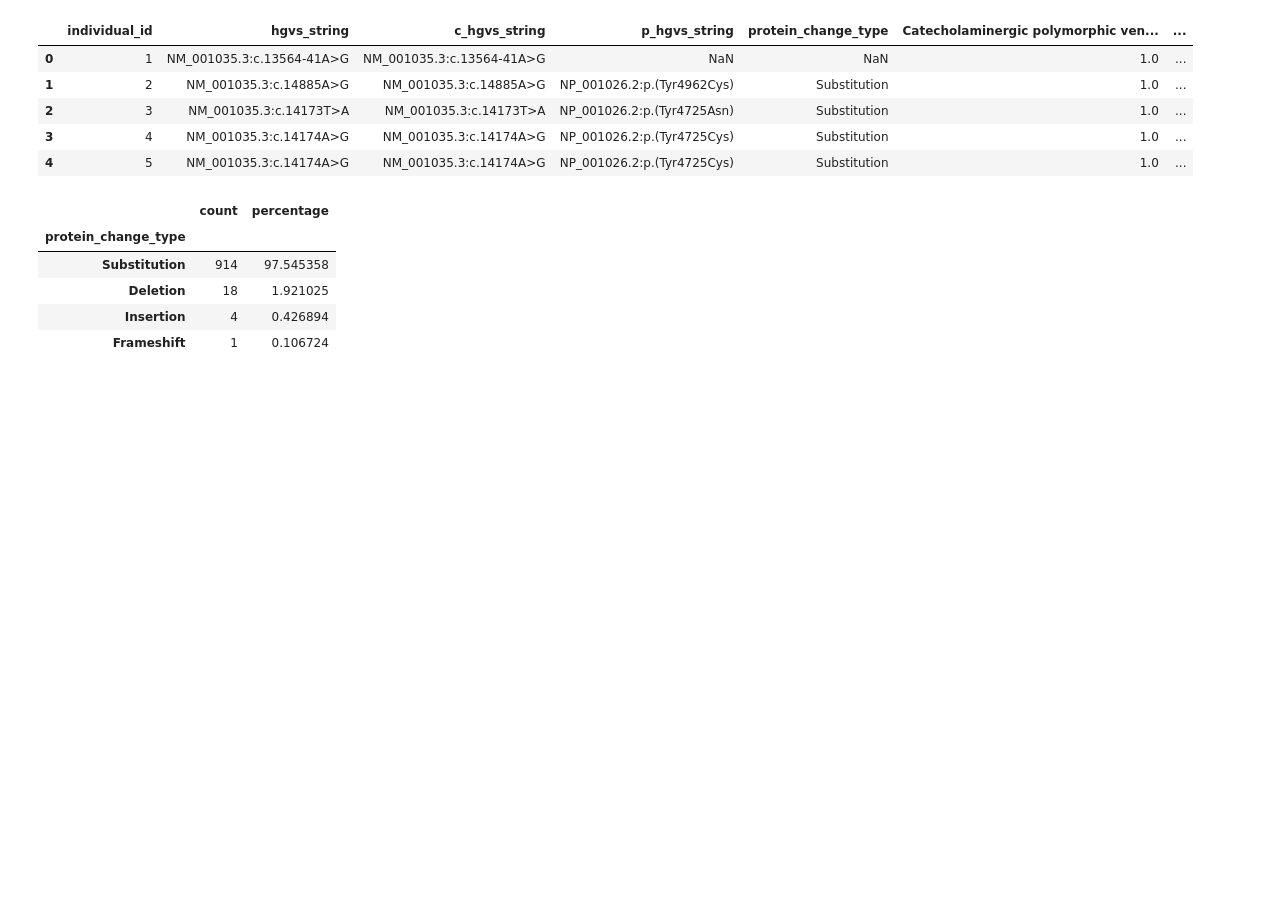
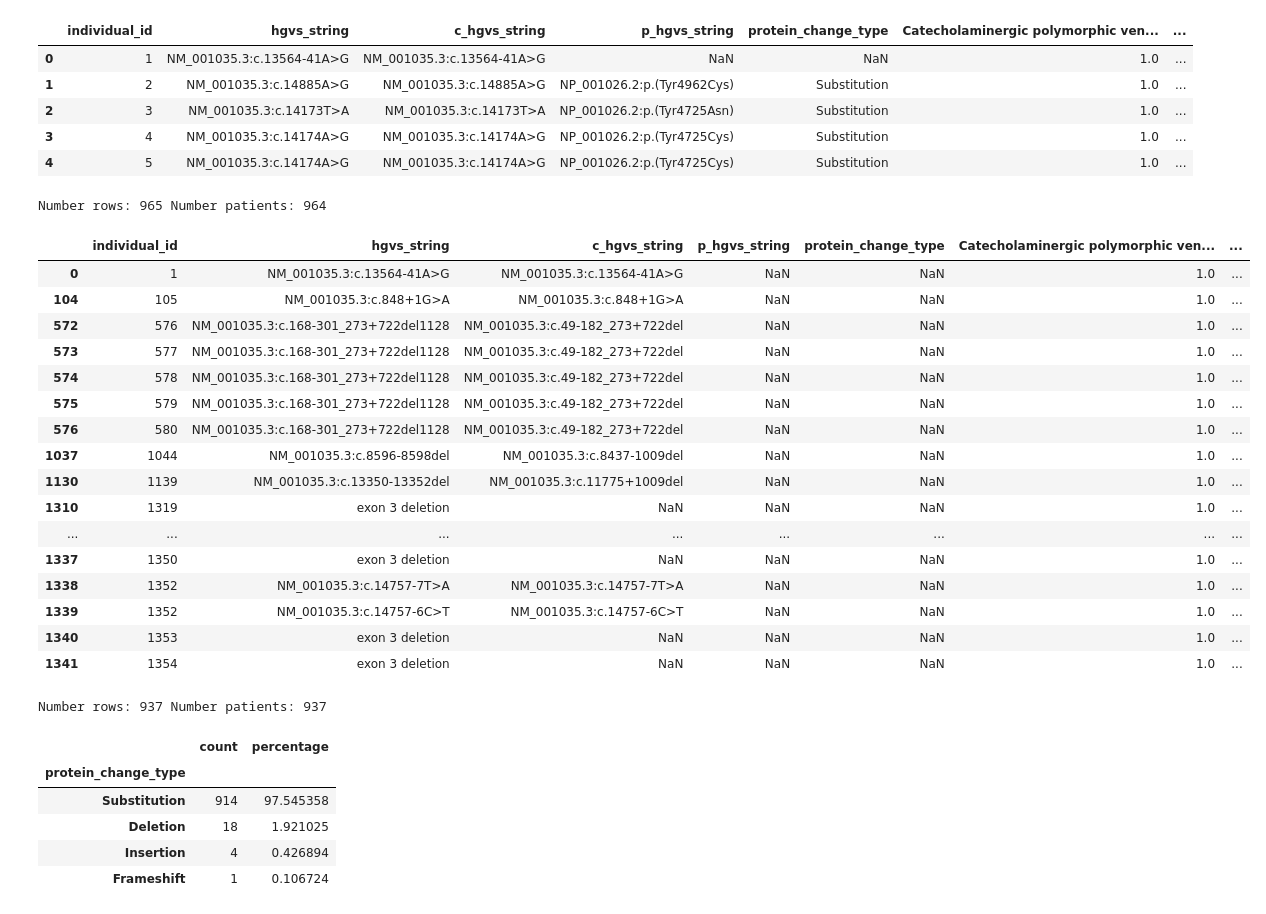
Before and after one commit to alexdaiii/cpvt_database_analysis, a Jupyter notebook: analysis/14_missense.ipynb, the cells around one changed output. Drawn from its saved outputs; the diff is of its cells as text; code cells hidden in the pictures; blank space fills up the shorter version.

```diff
--- a/analysis/14_missense.ipynb
+++ b/analysis/14_missense.ipynb
@@ -43,6 +43,47 @@ data.head()
 | 2 | 3 | NM_001035.3:c.14173T>A | NM_001035.3:c.14173T>A | NP_001026.2:p.(Tyr4725Asn) | Substitution | 1.0 | ... |
 | 3 | 4 | NM_001035.3:c.14174A>G | NM_001035.3:c.14174A>G | NP_001026.2:p.(Tyr4725Cys) | Substitution | 1.0 | ... |
 | 4 | 5 | NM_001035.3:c.14174A>G | NM_001035.3:c.14174A>G | NP_001026.2:p.(Tyr4725Cys) | Substitution | 1.0 | ... |
+# %%
+print(
+    f"Number rows: {data.shape[0]}",
+    f"Number patients: {data['individual_id'].nunique()}",
+)
+# %% [output]
+Number rows: 965 Number patients: 964
+# %%
+# patients without a protein change type
+data[
+    data["protein_change_type"].isna()
+]
+# %% [output]
+|  | individual_id | hgvs_string | c_hgvs_string | p_hgvs_string | protein_change_type | Catecholaminergic polymorphic ven... | ... |
+| 0 | 1 | NM_001035.3:c.13564-41A>G | NM_001035.3:c.13564-41A>G | NaN | NaN | 1.0 | ... |
+| 104 | 105 | NM_001035.3:c.848+1G>A | NM_001035.3:c.848+1G>A | NaN | NaN | 1.0 | ... |
+| 572 | 576 | NM_001035.3:c.168-301_273+722del1128 | NM_001035.3:c.49-182_273+722del | NaN | NaN | 1.0 | ... |
+| 573 | 577 | NM_001035.3:c.168-301_273+722del1128 | NM_001035.3:c.49-182_273+722del | NaN | NaN | 1.0 | ... |
+| 574 | 578 | NM_001035.3:c.168-301_273+722del1128 | NM_001035.3:c.49-182_273+722del | NaN | NaN | 1.0 | ... |
+| 575 | 579 | NM_001035.3:c.168-301_273+722del1128 | NM_001035.3:c.49-182_273+722del | NaN | NaN | 1.0 | ... |
+| 576 | 580 | NM_001035.3:c.168-301_273+722del1128 | NM_001035.3:c.49-182_273+722del | NaN | NaN | 1.0 | ... |
+| 1037 | 1044 | NM_001035.3:c.8596-8598del | NM_001035.3:c.8437-1009del | NaN | NaN | 1.0 | ... |
+| 1130 | 1139 | NM_001035.3:c.13350-13352del | NM_001035.3:c.11775+1009del | NaN | NaN | 1.0 | ... |
+| 1310 | 1319 | exon 3 deletion | NaN | NaN | NaN | 1.0 | ... |
+| ... | ... | ... | ... | ... | ... | ... | ... |
+| 1337 | 1350 | exon 3 deletion | NaN | NaN | NaN | 1.0 | ... |
+| 1338 | 1352 | NM_001035.3:c.14757-7T>A | NM_001035.3:c.14757-7T>A | NaN | NaN | 1.0 | ... |
+| 1339 | 1352 | NM_001035.3:c.14757-6C>T | NM_001035.3:c.14757-6C>T | NaN | NaN | 1.0 | ... |
+| 1340 | 1353 | exon 3 deletion | NaN | NaN | NaN | 1.0 | ... |
+| 1341 | 1354 | exon 3 deletion | NaN | NaN | NaN | 1.0 | ... |
+# %%
+protein_altering = data[
+    data["protein_change_type"].notna()
+]
+
+print(
+    f"Number rows: {protein_altering.shape[0]}",
+    f"Number patients: {protein_altering['individual_id'].nunique()}",
+)
+# %% [output]
+Number rows: 937 Number patients: 937
 # %%
 mutation_types = pd.DataFrame(data["protein_change_type"].value_counts())
 mutation_types["percentage"] = mutation_types["count"] / mutation_types[
```
Also changed, not shown: parts of 5 cells of this notebook, 4 other files.
